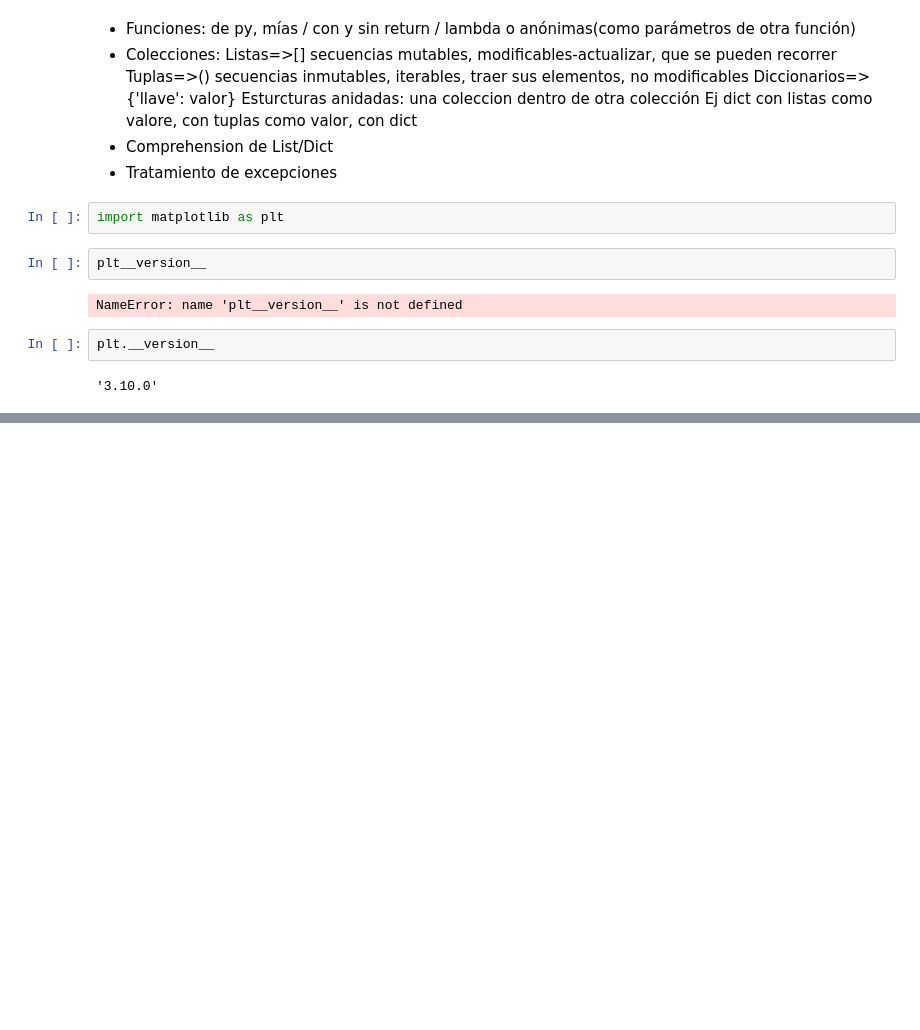
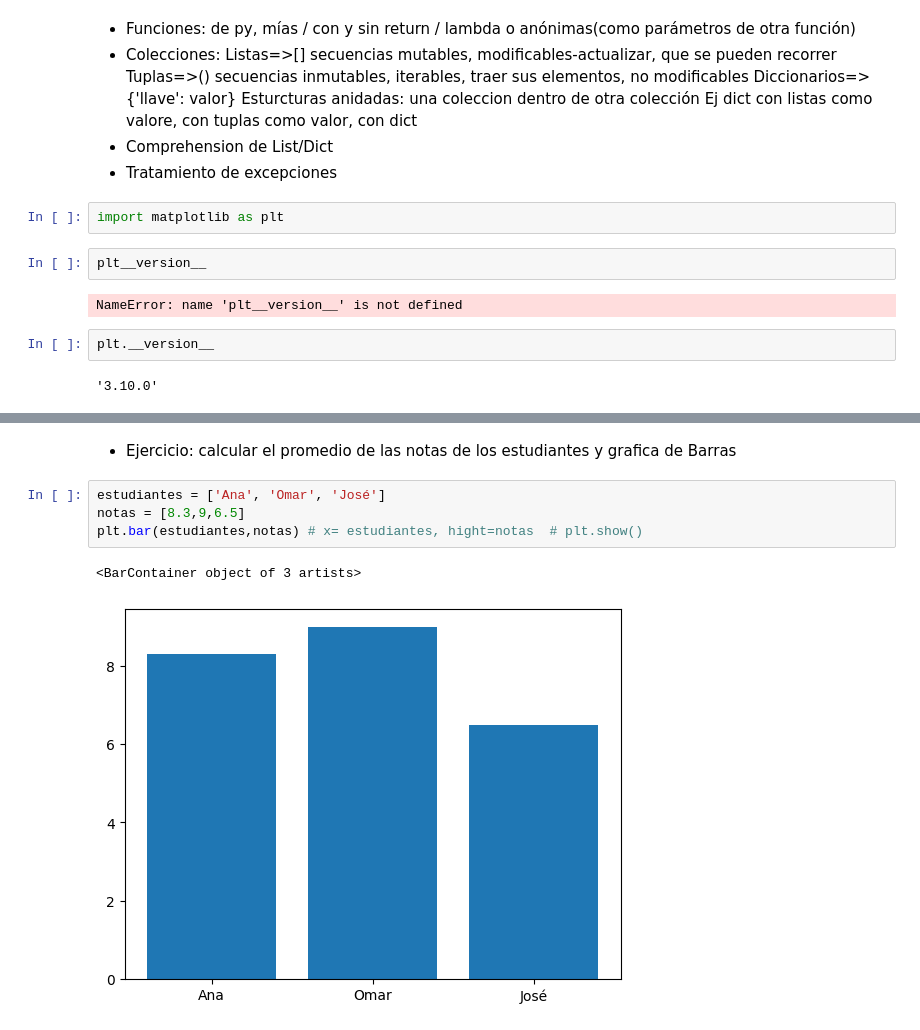
Before and after one commit to Sergio-Tolaba/ds_ej, a Jupyter notebook: c2/00_py_def_estructuras_excepciones.ipynb, the cells around one changed output, grey strips where cells are left out. Saved outputs shown, nothing was run; the diff lists cells and outputs as text; blank space fills up the shorter version.

```diff
--- a/c2/00_py_def_estructuras_excepciones.ipynb
+++ b/c2/00_py_def_estructuras_excepciones.ipynb
@@ -22,0 +68,9 @@ plt.__version__
+# %% [markdown]
+* Ejercicio: calcular el promedio de las notas de los estudiantes y grafica de Barras
+# %%
+estudiantes = ['Ana', 'Omar', 'José']
+notas = [8.3,9,6.5]
+plt.bar(estudiantes,notas) # x= estudiantes, hight=notas  # plt.show()
+# %% [output]
+<BarContainer object of 3 artists>
+[figure, added]
```
Also changed, not shown: parts of 29 cells of this notebook.
